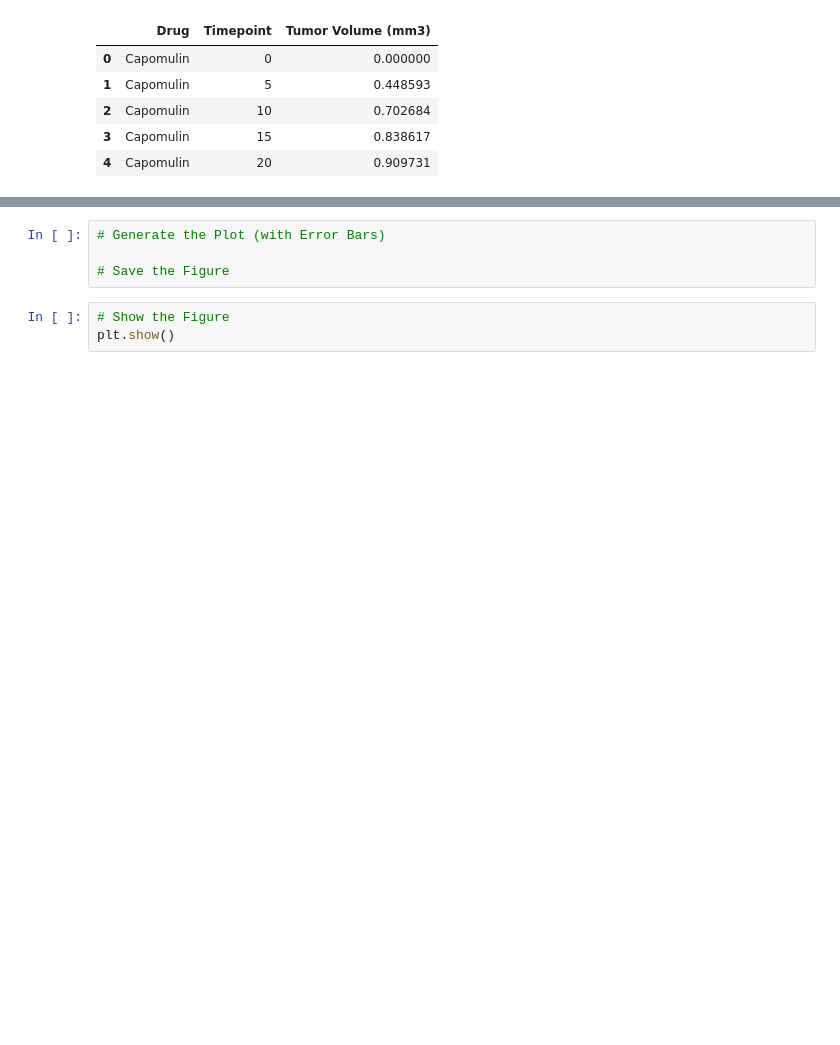
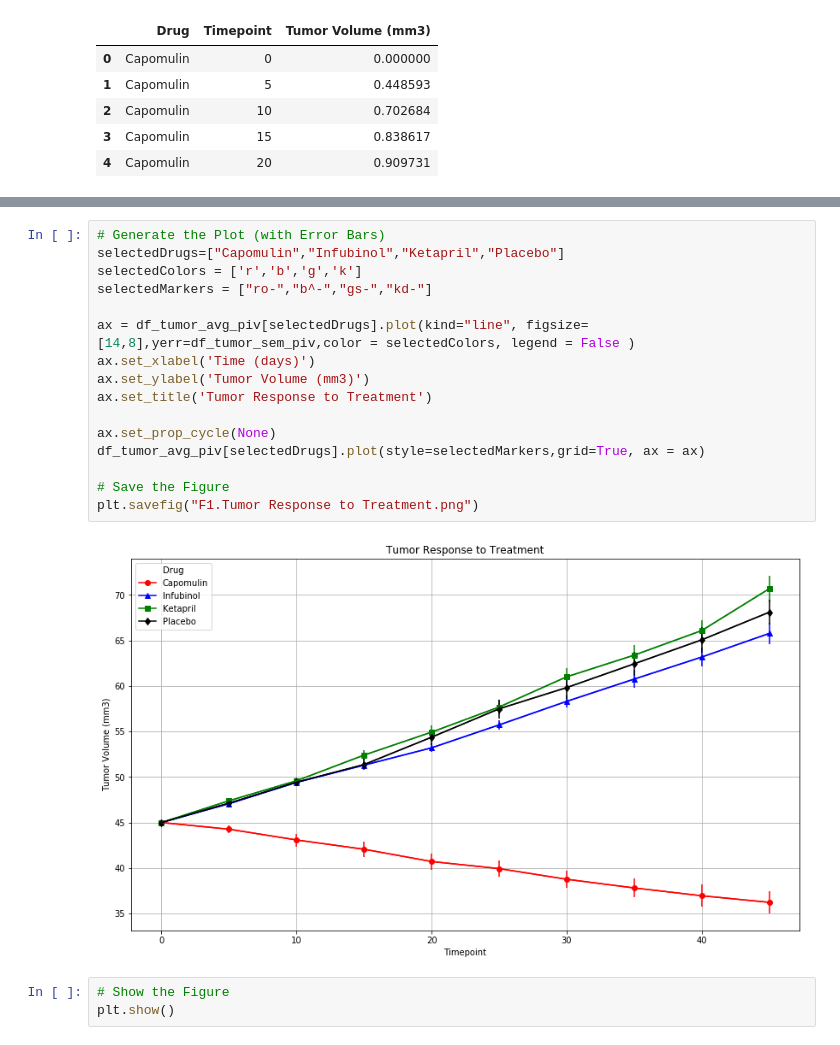
Before and after one commit to mrcjbf/pymaceuticals-homework, a Jupyter notebook: pymaceuticals_starter.ipynb, the cells around one changed output, grey strips where cells are left out. Saved outputs shown, nothing was run; the diff lists cells and outputs as text; blank space fills up the shorter version.

```diff
--- a/pymaceuticals_starter.ipynb
+++ b/pymaceuticals_starter.ipynb
@@ -108,10 +108,24 @@ df_tumor_avg_piv.head()
 | 10 | 43.084291 | 48.285125 | 49.403909 | 49.582269 | 48.694210 | 49.423329 | 49.101541 | 42.531957 | 49.463844 | ... |
 | 15 | 42.064317 | 50.094055 | 51.296397 | 52.399974 | 50.933018 | 51.359742 | 51.067318 | 41.495061 | 51.529409 | ... |
 | 20 | 40.716325 | 52.157049 | 53.197691 | 54.920935 | 53.644087 | 54.364417 | 53.346737 | 40.238325 | 54.067395 | ... |
-# %%
-# Generate the Plot (with Error Bars)
-
-# Save the Figure
+# %%
+# Generate the Plot (with Error Bars)
+selectedDrugs=["Capomulin","Infubinol","Ketapril","Placebo"]
+selectedColors = ['r','b','g','k']
+selectedMarkers = ["ro-","b^-","gs-","kd-"]
+
+ax = df_tumor_avg_piv[selectedDrugs].plot(kind="line", figsize=[14,8],yerr=df_tumor_sem_piv,color = selectedColors, legend = False )
+ax.set_xlabel('Time (days)')
+ax.set_ylabel('Tumor Volume (mm3)')
+ax.set_title('Tumor Response to Treatment')
+
+ax.set_prop_cycle(None)
+df_tumor_avg_piv[selectedDrugs].plot(style=selectedMarkers,grid=True, ax = ax)
+
+# Save the Figure
+plt.savefig("F1.Tumor Response to Treatment.png")
+# %% [output]
+[figure, added]
 # %%
 # Show the Figure
 plt.show()
```
Also changed, not shown: parts of 7 cells of this notebook.
